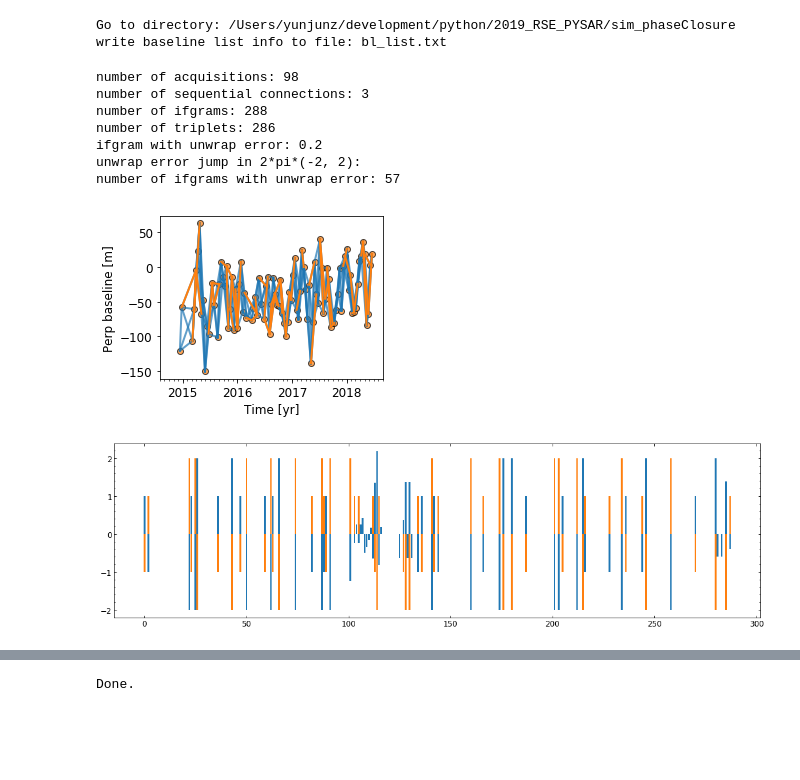
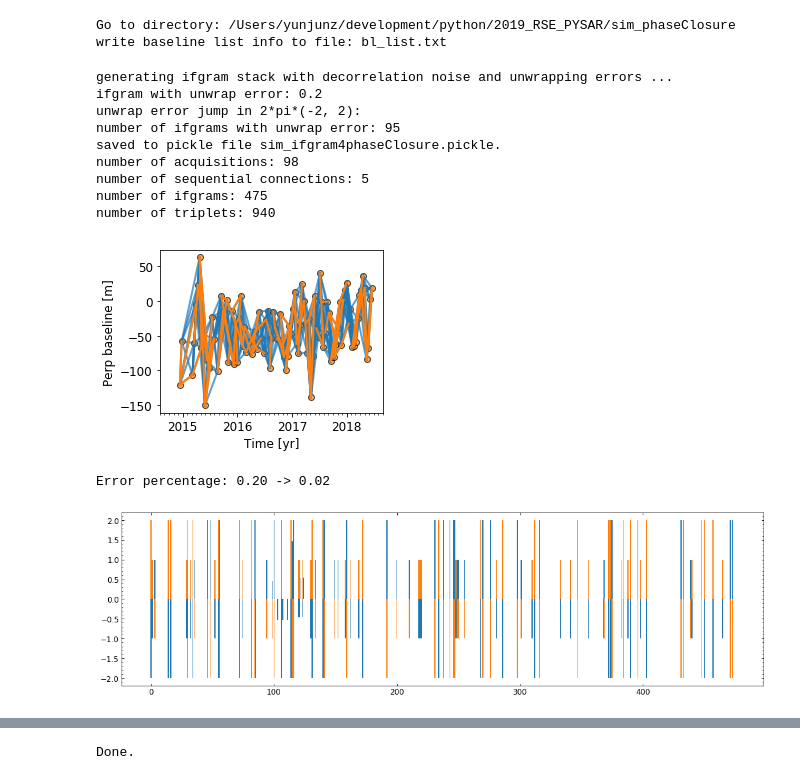
Before and after one commit to geodesymiami/Yunjun_et_al-2019-MintPy, a Jupyter notebook: Fig_04_sim_phaseClosure.ipynb, the cells around one changed output, grey strips where cells are left out. Saved outputs shown, nothing was run; the diff lists cells and outputs as text; code cells hidden in the pictures; blank space fills up the shorter version.

```diff
--- a/Fig_04_sim_phaseClosure.ipynb
+++ b/Fig_04_sim_phaseClosure.ipynb
@@ -38,54 +38,80 @@ Go to directory: /Users/yunjunz/development/python/2019_RSE_PYSAR/sim_phaseClosu
 write baseline list info to file: bl_list.txt
 # %%
 # Network Setup
-num_conn = 3
-date12_list = pnet.select_pairs_sequential(ts_obj.dateList, num_connection=num_conn, date12_format='YYYYMMDD_YYYYMMDD')
+re_generate = False
+num_conn = 5
+pfile = 'sim_ifgram4phaseClosure.pickle'
+if not os.path.isfile(pfile) or re_generate:
+    print('generating ifgram stack with decorrelation noise and unwrapping errors ...')
+    # simulate ifgram without unwrap error
+    date12_list = pnet.select_pairs_sequential(ts_obj.dateList, num_connection=num_conn, date12_format='YYYYMMDD_YYYYMMDD')
+    ifgram_sim = sim.simulate_network(ts_sim, date12_list, decor_time, coh_resid, L=3*9, num_sample=1, baseline_file='bl_list.txt', sensor_name=sensor_name, inc_angle=inc_angle)[0].flatten()
+    # add unwrap error
+    ifgram_err, idx_ifg_err = sim.add_unw_err2ifgram(ifgram_sim, percentage=0.2, Nmax=2, print_msg=True)
+
+    # save to pickle file
+    ds = {}
+    ds['date12_list'] = date12_list
+    ds['ifgram_sim'] = ifgram_sim
+    ds['ifgram_err'] = ifgram_err
+    ds['idx_ifg_err'] = idx_ifg_err
+    with open(pfile, 'wb') as f:
+        pickle.dump(ds, f)
+    print('saved to pickle file {}.'.format(pfile))
+    ds = dict(ds)
+else:
+    # read pickle file
+    print('reading existed pickle file:', pfile)
+    with open(pfile, 'rb') as f:
+        ds = pickle.load(f)
+    date12_list = ds['date12_list']
+    ifgram_sim = ds['ifgram_sim']
+    ifgram_err = ds['ifgram_err']
+    idx_ifg_err = ds['idx_ifg_err']
+
 num_ifgram = len(date12_list)
 C = ifgramStack.get_design_matrix4triplet(date12_list=date12_list)
 print('number of acquisitions: {}'.format(len(ts_obj.dateList)))
 print('number of sequential connections: {}'.format(num_conn))
 print('number of ifgrams: {}'.format(num_ifgram))
 print('number of triplets: {}'.format(C.shape[0]))
-
-# simulate ifgram without unwrap error
-ifgram_sim = sim.simulate_network(ts_sim, date12_list, decor_time, coh_resid, L=3*9, num_sample=1, baseline_file='bl_list.txt', sensor_name=sensor_name, inc_angle=inc_angle)[0].flatten()
-# add unwrap error
-ifgram_err, idx_ifg_err = sim.add_unw_err2ifgram(ifgram_sim, percentage=0.2, Nmax=2, print_msg=True)
 
 # plot
 fig, ax = plt.subplots(figsize=[4, 3])
 # 1. plot acquisitions
 ax.plot(ts_obj.times, ts_obj.pbase, 'ko', alpha=0.7, ms=6, mfc=pp.mplColors[1])
 # 2. plot all interferometric pairs
 for date12 in date12_list:
     date1, date2 = date12.split('_')
     idx1 = ts_obj.dateList.index(date1)
     idx2 = ts_obj.dateList.index(date2)
     x = [ts_obj.times[idx1], ts_obj.times[idx2]]
     y = [ts_obj.pbase[idx1], ts_obj.pbase[idx2]]
     ax.plot(x, y, '-', lw=2, alpha=0.7, c=pp.mplColors[0])
 # 3. plot interferometric pairs with error
 for date12 in np.array(date12_list)[idx_ifg_err]:
     date1, date2 = date12.split('_')
     idx1 = ts_obj.dateList.index(date1)
     idx2 = ts_obj.dateList.index(date2)
     x = [ts_obj.times[idx1], ts_obj.times[idx2]]
     y = [ts_obj.pbase[idx1], ts_obj.pbase[idx2]]
     ax.plot(x, y, '-', lw=2, alpha=1.0, c=pp.mplColors[1])
 # axis format
 pp.auto_adjust_xaxis_date(ax, ts_obj.times, fontsize=font_size)
 ax.set_xlabel('Time [yr]', fontsize=font_size)
 ax.set_ylabel('Perp baseline [m]', fontsize=font_size)
 plt.show()
 # %% [output]
-number of acquisitions: 98
-number of sequential connections: 3
-number of ifgrams: 288
-number of triplets: 286
+generating ifgram stack with decorrelation noise and unwrapping errors ...
 ifgram with unwrap error: 0.2
 unwrap error jump in 2*pi*(-2, 2):
-number of ifgrams with unwrap error: 57
+number of ifgrams with unwrap error: 95
+saved to pickle file sim_ifgram4phaseClosure.pickle.
+number of acquisitions: 98
+number of sequential connections: 5
+number of ifgrams: 475
+number of triplets: 940
-[figure, old version]
+[figure, new version]
 # %%
 ## Correct unwrapping error based on the phase closure
 ifgram = np.array(ifgram_err)
@@ -105,7 +131,15 @@ U = np.round(l1reg_lstsq(A, b, lambd=1e-2))
 # 3. correct unwrap error
 ifgram_cor = ifgram + 2.0*np.pi*U
 ifgram_cor = ifgram_cor.flatten()
+
+# error percentage
+perc0 = np.sum(np.abs(ifgram_err - ifgram_sim) > 0.1) / num_ifgram
+perc1 = np.sum(np.abs(ifgram_cor - ifgram_sim) > 0.1) / num_ifgram
+print('Error percentage: {:.2f} -> {:.2f}'.format(perc0, perc1))
+# %% [output]
+Error percentage: 0.20 -> 0.02
 # %%
+# error (orange) / solution (blue) without rounding.
 x = np.array(l1reg_lstsq(A, b, lambd=1e-2)).flatten()
 fig, ax = plt.subplots(figsize=[18, 5])
 ax.bar(np.arange(x.size), (ifgram_err - ifgram_sim) / (2.0*np.pi), color=pp.mplColors[1], label='error before')
@@ -114,5 +148,5 @@ ax.yaxis.set_minor_locator(ticker.AutoMinorLocator())
 ax.tick_params(which='both', direction='in', labelsize=font_size, bottom=True, top=True, left=True, right=True)
 plt.show()
 # %% [output]
-[figure, old version]
+[figure, new version]
 # %%
```
Also changed, not shown: parts of 12 cells of this notebook, 2 other files.
